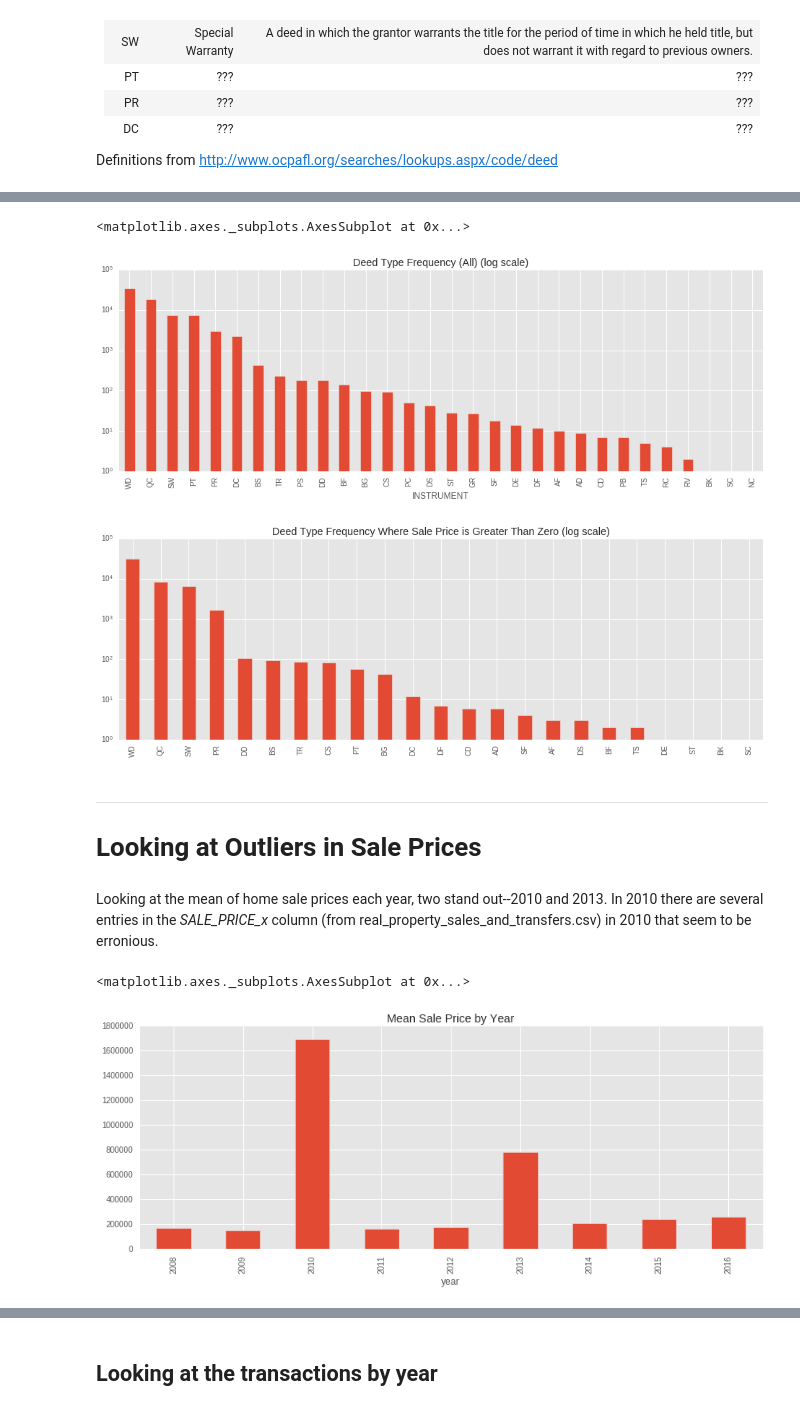
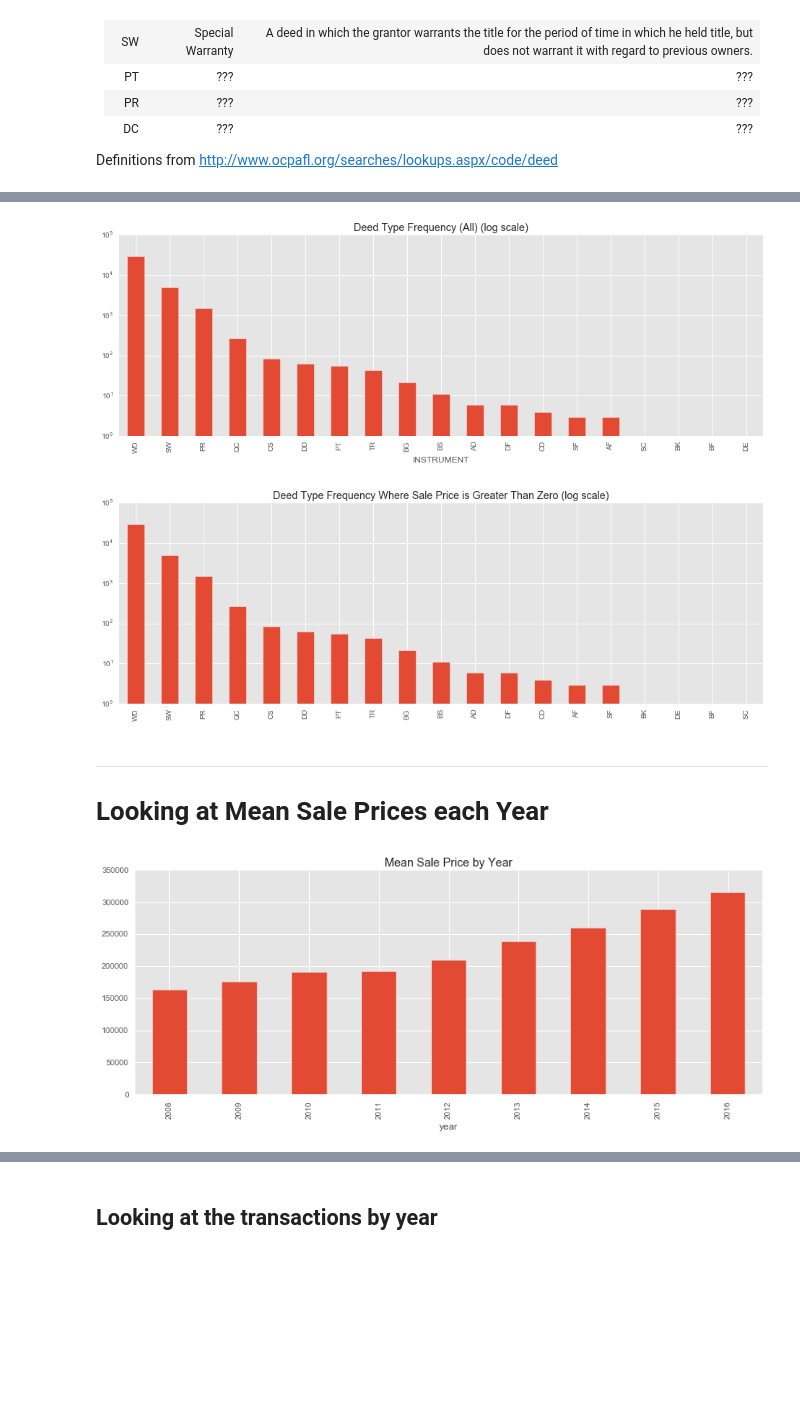
Before and after one commit to trcasey/denver_housing_predictor, a Jupyter notebook: Denver Housing Data Analysis.ipynb, the cells around one changed output, grey strips where cells are left out. Cells and saved outputs as stored; diff of their text form; code cells hidden in the pictures; blank space fills up the shorter version.

Commit message:
Updated Denver Housing notebook

```diff
--- a/Denver Housing Data Analysis.ipynb
+++ b/Denver Housing Data Analysis.ipynb
@@ -361,13 +239,13 @@ df_merge['date'] = pd.to_datetime(df_merge['date'], format='%Y-%d-%m')
 # %%
-df_merge.index = df_merge.date
+df_denver.index = df_denver.date
 # %%
-df_merge['year'] = df_merge.index.year
-df_merge['month'] = df_merge.index.month
-df_merge['day'] = df_merge.index.day
+df_denver['year'] = df_denver.index.year
+df_denver['month'] = df_denver.index.month
+df_denver['day'] = df_denver.index.day
 # %% [markdown]
 ## Ordering the observations by date
 # %%
-df_merge.sort_values('date', inplace=True)
+df_denver.sort_values('date', inplace=True)
 # %% [markdown]
 ## Different Instrument Types
 
@@ -386 +266,3 @@ Definitions from http://www.ocpafl.org/searches/lookups.aspx/code/deed
+# %%
+df_denver = df_denver[(df_denver.SALE_PRICE > 1000) & (df_denver.SALE_PRICE < 500000)]
 # %%
@@ -406,26 +288,22 @@ dtype: int64
 # %%
-df_merge.groupby('INSTRUMENT').size().sort_values(ascending=False).plot('bar',
+df_denver.groupby('INSTRUMENT').size().sort_values(ascending=False).plot('bar',
                                                                         figsize=(16,5),
                                                                         logy=True,
-                                                                        title="Deed Type Frequency (All) (log scale)")
+                                                                        title="Deed Type Frequency (All) (log scale)");
 # %% [output]
-<matplotlib.axes._subplots.AxesSubplot at 0x...>
-[figure, old version]
+[figure, new version]
 # %%
-df_merge[df_merge.SALE_PRICE_x > 0]['INSTRUMENT'].value_counts().plot('bar', figsize=(16,5), logy=True,
-                                                                      title='Deed Type Frequency Where Sale Price is Greater Than Zero (log scale)');
+df_denver[df_denver.SALE_PRICE > 0]['INSTRUMENT'].value_counts().plot('bar', figsize=(16,5), logy=True,
+                                        title='Deed Type Frequency Where Sale Price is Greater Than Zero (log scale)');
 # %% [output]
-[figure, old version]
+[figure, new version]
 # %% [markdown]
 ---
 
-# Looking at Outliers in Sale Prices
+# Looking at Mean Sale Prices each Year
-# %% [markdown]
-Looking at the mean of home sale prices each year, two stand out--2010 and 2013. In 2010 there are several entries in the *SALE_PRICE_x* column (from real_property_sales_and_transfers.csv) in 2010 that seem to be erronious.
 # %%
-df_sold_houses = df_merge[df_merge.SALE_PRICE_x > 0]
+df_sold_houses = df_denver[df_denver.SALE_PRICE > 0]
 
-df_sold_houses.groupby('year')['SALE_PRICE_x'].mean().plot('bar', figsize=(14,5), title="Mean Sale Price by Year")
+df_sold_houses.groupby('year')['SALE_PRICE'].mean().plot('bar', figsize=(14,5), title="Mean Sale Price by Year");
 # %% [output]
-<matplotlib.axes._subplots.AxesSubplot at 0x...>
-[figure, old version]
+[figure, new version]
```
Also changed, not shown: parts of 51 cells of this notebook.
